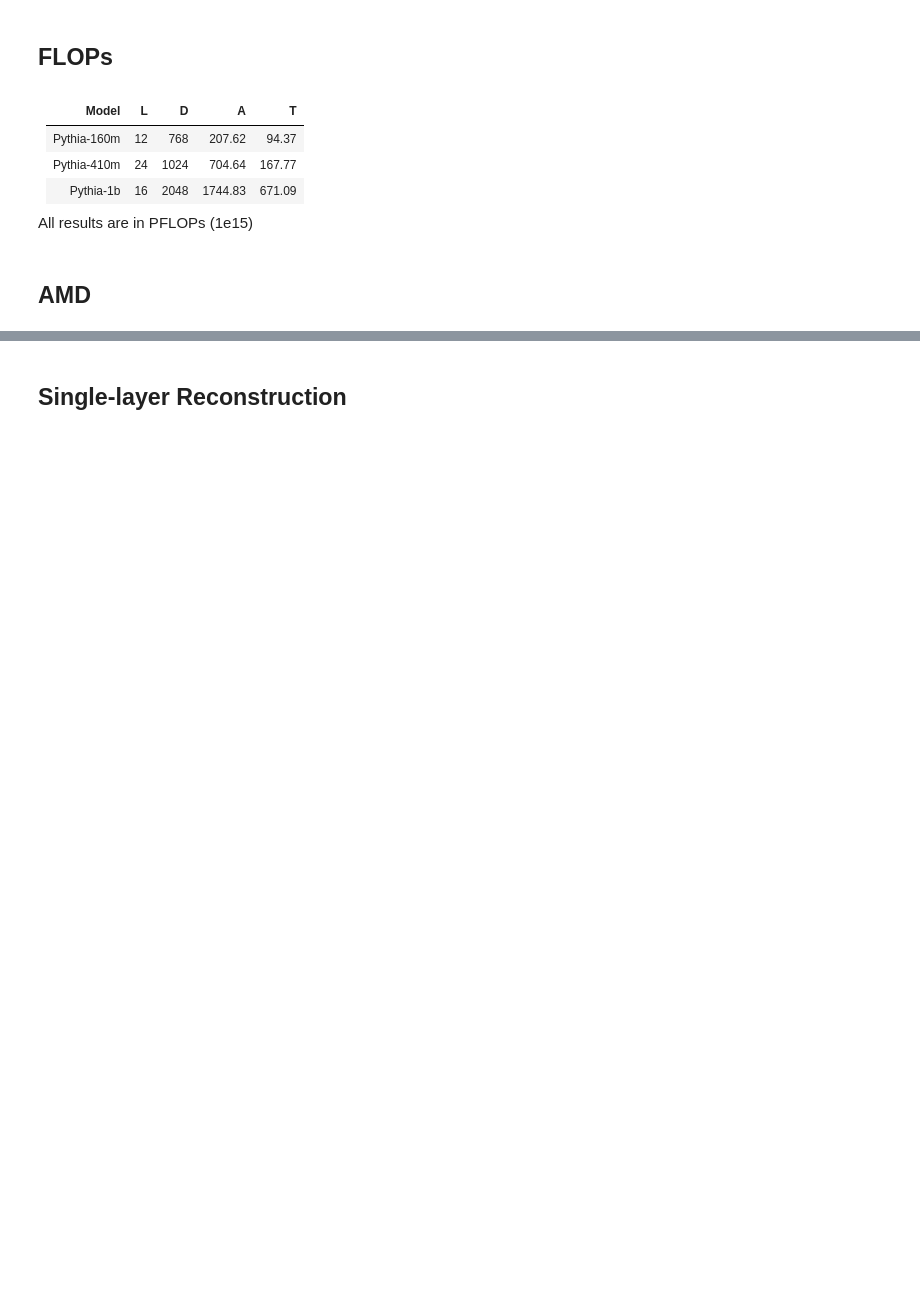
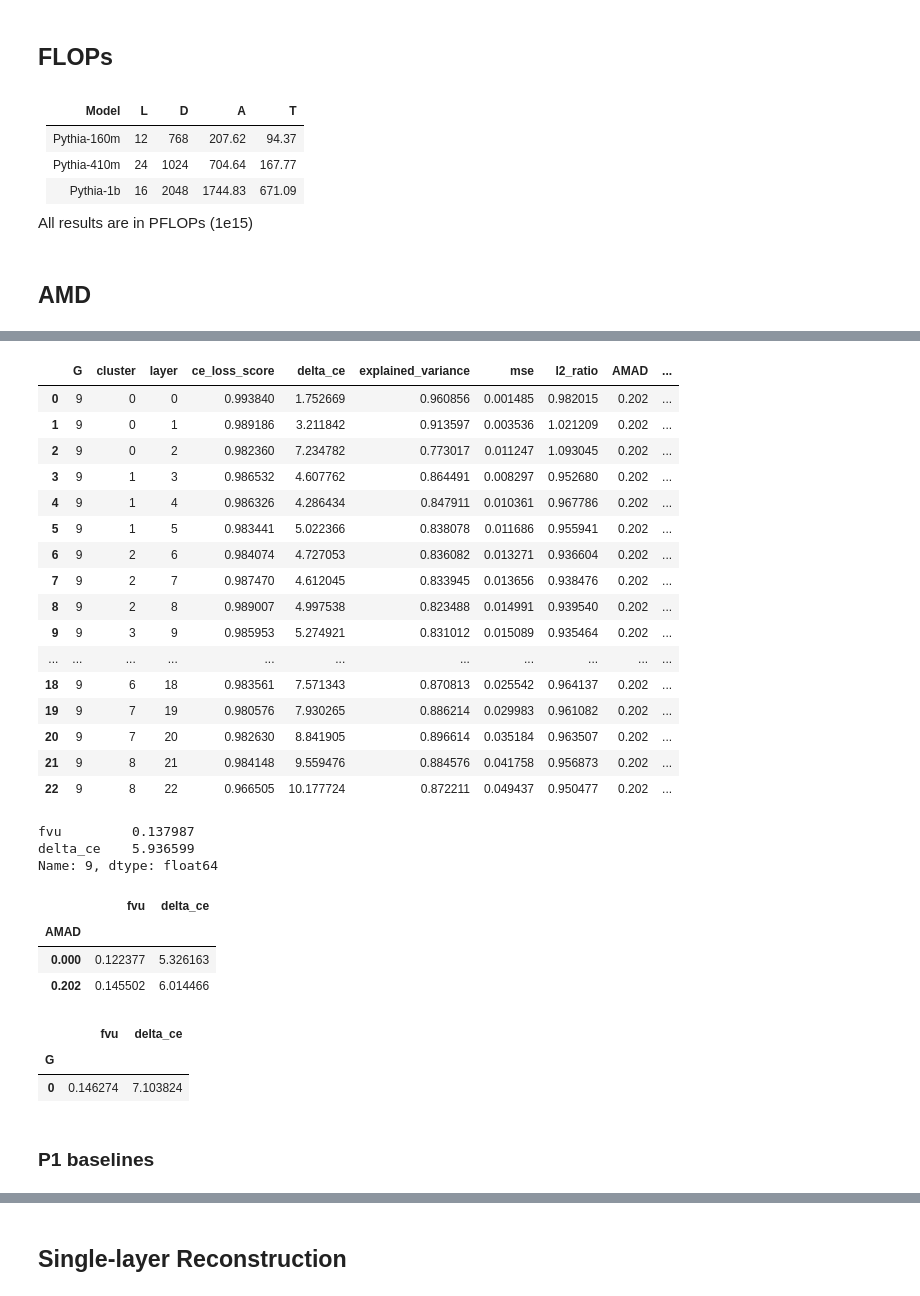
Before and after one commit to ghidav/group-sae, a Jupyter notebook: recon/analysis.ipynb, the cells around one changed output, grey strips where cells are left out. Drawn from its saved outputs; the diff is of its cells as text; code cells hidden in the pictures; blank space fills up the shorter version.

```diff
--- a/recon/analysis.ipynb
+++ b/recon/analysis.ipynb
@@ -408,0 +382,41 @@ plt.tight_layout()
+# %%
+p410_seq[p410_seq["G"] == 9]
+# %% [output]
+|  | G | cluster | layer | ce_loss_score | delta_ce | explained_variance | mse | l2_ratio | AMAD | ... |
+| 0 | 9 | 0 | 0 | 0.993840 | 1.752669 | 0.960856 | 0.001485 | 0.982015 | 0.202 | ... |
+| 1 | 9 | 0 | 1 | 0.989186 | 3.211842 | 0.913597 | 0.003536 | 1.021209 | 0.202 | ... |
+| 2 | 9 | 0 | 2 | 0.982360 | 7.234782 | 0.773017 | 0.011247 | 1.093045 | 0.202 | ... |
+| 3 | 9 | 1 | 3 | 0.986532 | 4.607762 | 0.864491 | 0.008297 | 0.952680 | 0.202 | ... |
+| 4 | 9 | 1 | 4 | 0.986326 | 4.286434 | 0.847911 | 0.010361 | 0.967786 | 0.202 | ... |
+| 5 | 9 | 1 | 5 | 0.983441 | 5.022366 | 0.838078 | 0.011686 | 0.955941 | 0.202 | ... |
+| 6 | 9 | 2 | 6 | 0.984074 | 4.727053 | 0.836082 | 0.013271 | 0.936604 | 0.202 | ... |
+| 7 | 9 | 2 | 7 | 0.987470 | 4.612045 | 0.833945 | 0.013656 | 0.938476 | 0.202 | ... |
+| 8 | 9 | 2 | 8 | 0.989007 | 4.997538 | 0.823488 | 0.014991 | 0.939540 | 0.202 | ... |
+| 9 | 9 | 3 | 9 | 0.985953 | 5.274921 | 0.831012 | 0.015089 | 0.935464 | 0.202 | ... |
+| ... | ... | ... | ... | ... | ... | ... | ... | ... | ... | ... |
+| 18 | 9 | 6 | 18 | 0.983561 | 7.571343 | 0.870813 | 0.025542 | 0.964137 | 0.202 | ... |
+| 19 | 9 | 7 | 19 | 0.980576 | 7.930265 | 0.886214 | 0.029983 | 0.961082 | 0.202 | ... |
+| 20 | 9 | 7 | 20 | 0.982630 | 8.841905 | 0.896614 | 0.035184 | 0.963507 | 0.202 | ... |
+| 21 | 9 | 8 | 21 | 0.984148 | 9.559476 | 0.884576 | 0.041758 | 0.956873 | 0.202 | ... |
+| 22 | 9 | 8 | 22 | 0.966505 | 10.177724 | 0.872211 | 0.049437 | 0.950477 | 0.202 | ... |
+# %%
+p410.groupby("G").mean().iloc[get_inf_sup(p410.groupby("G").mean())[1]][["fvu", "delta_ce"]]
+# %% [output]
+fvu         0.137987
+delta_ce    5.936599
+Name: 9, dtype: float64
+# %%
+p410_seq.groupby(["AMAD"])[["fvu", "delta_ce"]].mean()
+# %% [output]
+|  | fvu | delta_ce |
+| AMAD |  |  |
+| 0.000 | 0.122377 | 5.326163 |
+| 0.202 | 0.145502 | 6.014466 |
+# %%
+smaller_base_410m.groupby(["G"])[["fvu", "delta_ce"]].mean()
+# %% [output]
+|  | fvu | delta_ce |
+| G |  |  |
+| 0 | 0.146274 | 7.103824 |
+# %% [markdown]
+### P1 baselines
```
Also changed, not shown: parts of 47 cells of this notebook, 5 other files.
